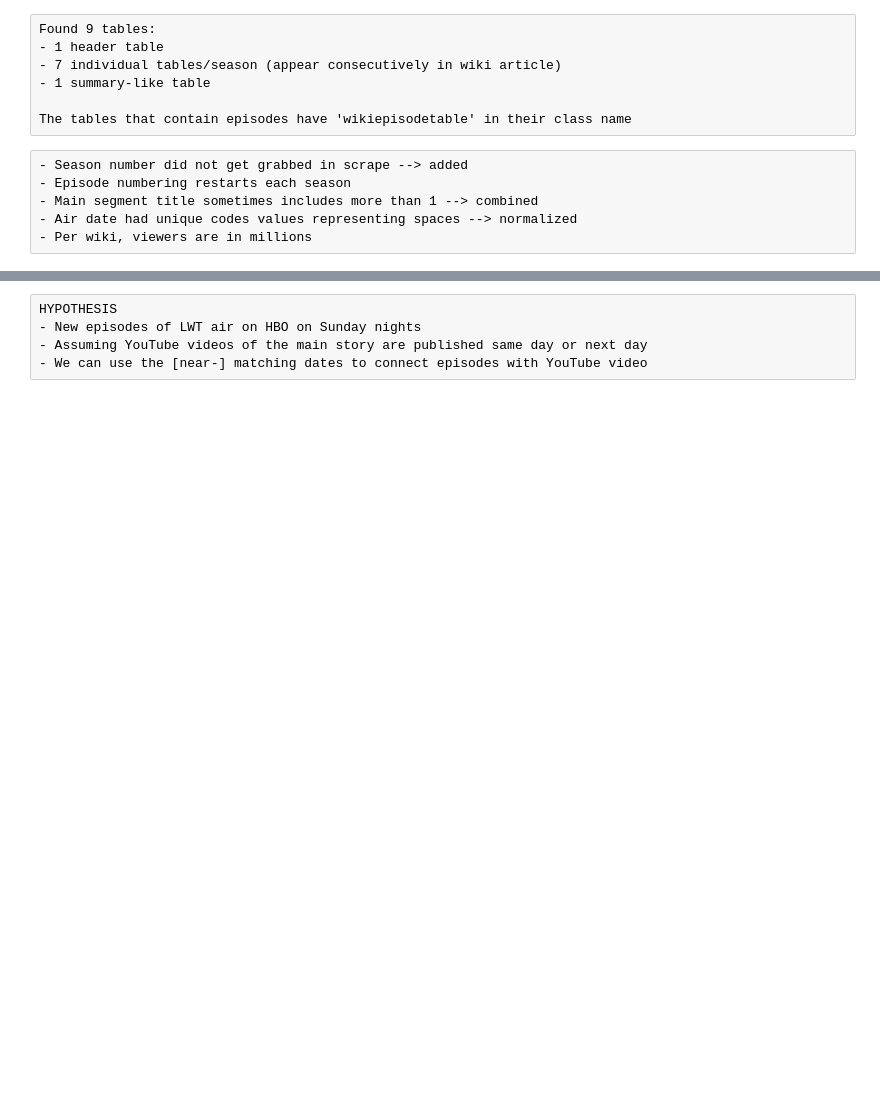
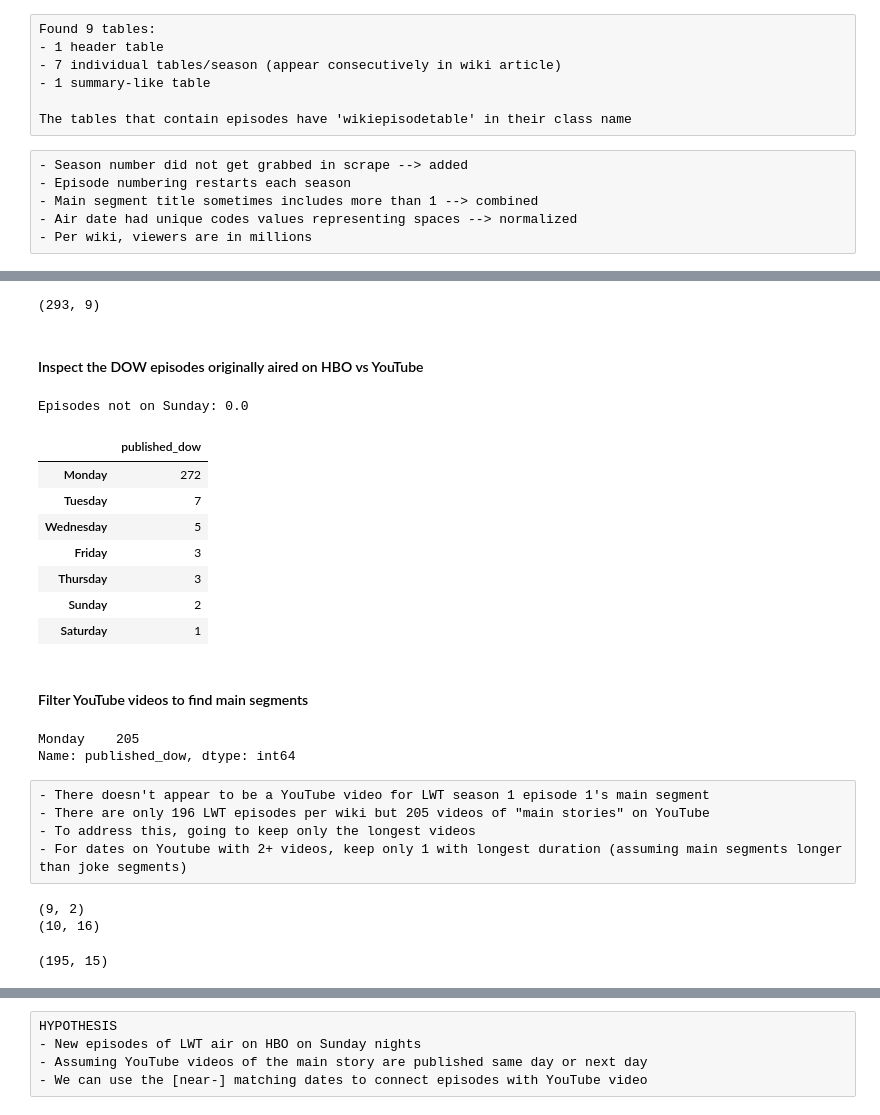
Before and after one commit to jweisman11/lastweektonight, a Jupyter notebook: analyze_lwt_text.ipynb, the cells around one changed output, grey strips where cells are left out. Cells and saved outputs as stored; diff of their text form; code cells hidden in the pictures; blank space fills up the shorter version.

```diff
--- a/analyze_lwt_text.ipynb
+++ b/analyze_lwt_text.ipynb
@@ -283,0 +197,34 @@ yt_data
+# %%
+# Export YouTube results to CSV to prevent hitting API quota
+lwt_episodes_yt.to_csv('data/lwt_episodes_yt.csv', header=True, index=False)
+# %% [output]
+(293, 9)
+# %% [markdown]
+#### Inspect the DOW episodes originally aired on HBO vs YouTube
+# %%
+# Test whether all LWT episodes aired on Sunday
+# Confirmed all LWT episodes aired on Sunday
+print(f"Episodes not on Sunday: {lwt_episodes_wiki[lwt_episodes_wiki['air_date'].dt.day_name() != 'Sunday'].sum().sum()}")
+# %% [output]
+Episodes not on Sunday: 0.0
+# %%
+# Inspect when LWT episodes appeared on YT
+# Almost all episodes aired on Monday
+# Assuming it takes at least 1 day for HBO teamt to load main story to YouTube
+# Assuming videos published on other DOWs are not main segments (e.g., web exclusives, extras)
+lwt_episodes_yt = pd.read_csv('data/lwt_episodes_yt.csv', header=0)
+lwt_episodes_yt['published_date'] = pd.to_datetime(lwt_episodes_yt['publishedAt'])
+lwt_episodes_yt['published_date_short'] = lwt_episodes_yt['published_date'].dt.date
+lwt_episodes_yt['published_dow'] = lwt_episodes_yt['published_date'].dt.day_name()
+pd.DataFrame(lwt_episodes_yt.published_dow.value_counts(normalize=False, sort=True))
+# %% [output]
+|  | published_dow |
+| Monday | 272 |
+| Tuesday | 7 |
+| Wednesday | 5 |
+| Friday | 3 |
+| Thursday | 3 |
+| Sunday | 2 |
+| Saturday | 1 |
+# %% [markdown]
+#### Filter YouTube videos to find main segments
@@ -283,0 +236,42 @@ yt_data
+# %%
+# Filter out videos we know aren't main segments based on their title
+filter_phrases = ['web exclusive','how is this still a thing','official trailer','extended interview','dancing zebra footage','mercadeo ']
+main_segments_yt = lwt_episodes_yt.copy()
+for phrase in filter_phrases:
+    main_segments_yt = main_segments_yt[~main_segments_yt['title'].str.lower().str.contains(phrase)]
+
+# Filter out videos less than 5 minutes in duration
+# Assuming main segments are typically longer
+main_segments_yt = main_segments_yt[main_segments_yt.duration_in_seconds >= 60*5]
+
+# Filter videos that didn't get published to YouTube on Monday
+main_segments_yt = main_segments_yt[main_segments_yt.published_dow == 'Monday']
+main_segments_yt.published_dow.value_counts()
+# %% [output]
+Monday    205
+Name: published_dow, dtype: int64
+# %% [raw]
+- There doesn't appear to be a YouTube video for LWT season 1 episode 1's main segment
+- There are only 196 LWT episodes per wiki but 205 videos of "main stories" on YouTube
+- To address this, going to keep only the longest videos
+- For dates on Youtube with 2+ videos, keep only 1 with longest duration (assuming main segments longer than joke segments)
+# %%
+# Find which dates have 2+ videos
+# There are 9 dates with 2+ videos published
+yt_published_date_count = pd.DataFrame(main_segments_yt.groupby(['published_date_short'])['published_date'].count()).reset_index()
+yt_published_date_count_two_plus = yt_published_date_count[yt_published_date_count.published_date >= 2]
+print(yt_published_date_count_two_plus.shape)
+
+# Find the videos on those dates with the shortest duration
+duplicate_dates = main_segments_yt[main_segments_yt.published_date_short.isin(yt_published_date_count_two_plus.published_date_short)].sort_values(by='published_date_short')
+duplicate_dates['duration_rank'] = duplicate_dates.groupby('published_date_short')['duration_in_seconds'].rank("dense", ascending=False)
+duplicate_dates = duplicate_dates[duplicate_dates.duration_rank > 1]
+print(duplicate_dates.shape)
+
+# Remove shorter videos  from main segments dataframe
+main_segments_yt = main_segments_yt[~main_segments_yt.videoId.isin(duplicate_dates.videoId)]
+main_segments_yt.shape
+# %% [output]
+(9, 2)
+(10, 16)
+(195, 15)
```
Also changed, not shown: parts of 22 cells of this notebook.
